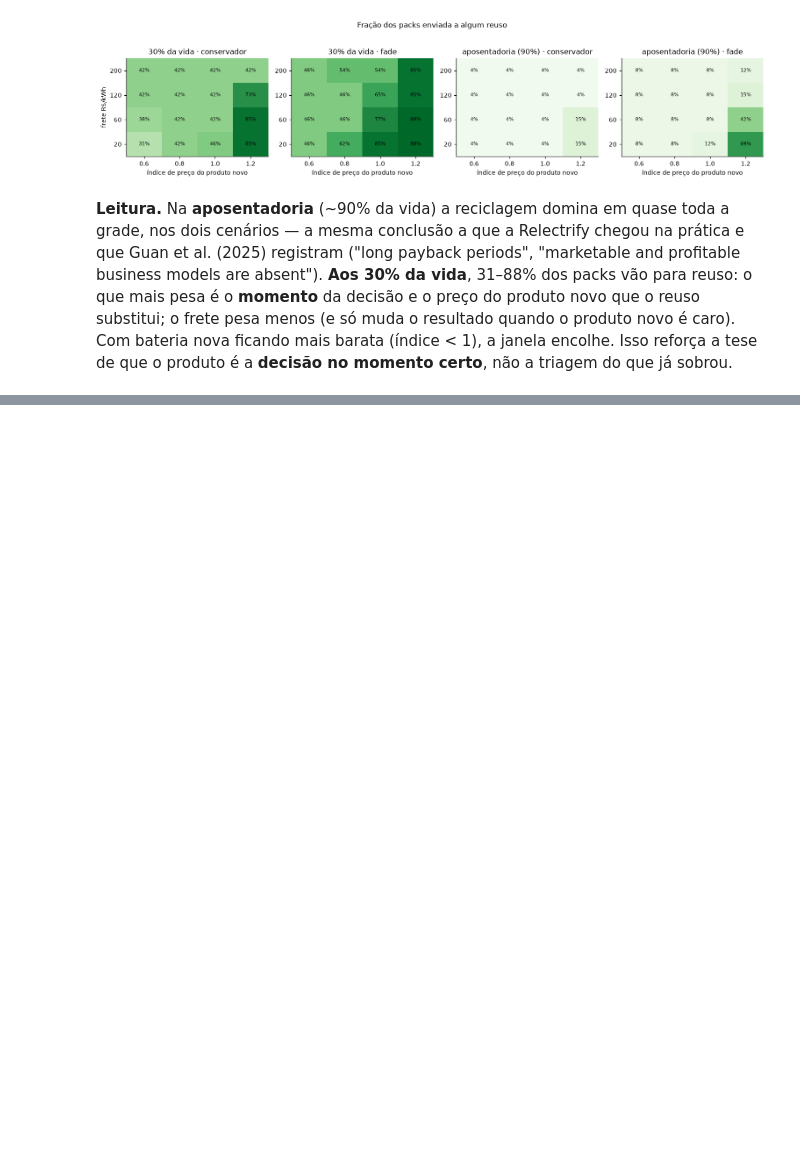
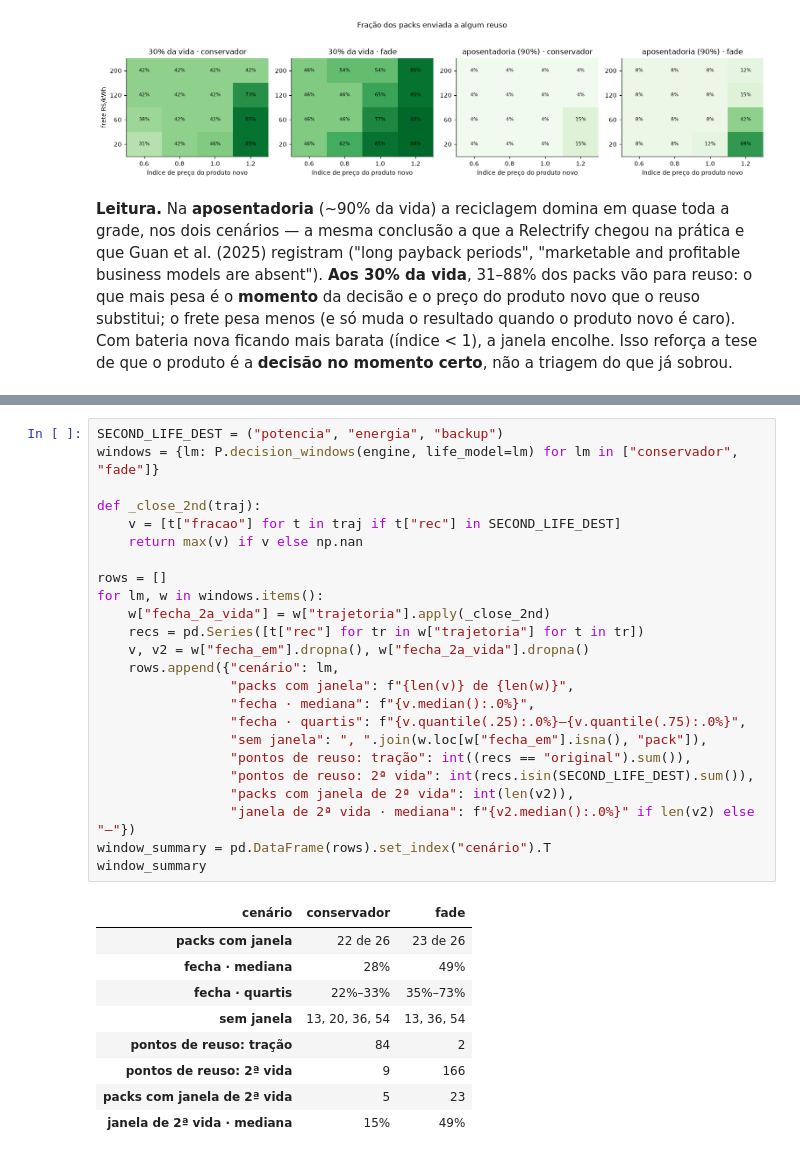
Before and after one commit to Jump-Start-2026-SAE-Grupo-Supra/Prototype-BLOOM, a Jupyter notebook: notebooks/BLOOM_prototipo.ipynb, the cells around one changed output, grey strips where cells are left out. Drawn from its saved outputs; the diff is of its cells as text; blank space fills up the shorter version.

```diff
--- a/notebooks/BLOOM_prototipo.ipynb
+++ b/notebooks/BLOOM_prototipo.ipynb
@@ -650,0 +665,34 @@ de que o produto é a **decisão no momento certo**, não a triagem do que já s
+# %%
+SECOND_LIFE_DEST = ("potencia", "energia", "backup")
+windows = {lm: P.decision_windows(engine, life_model=lm) for lm in ["conservador", "fade"]}
+
+def _close_2nd(traj):
+    v = [t["fracao"] for t in traj if t["rec"] in SECOND_LIFE_DEST]
+    return max(v) if v else np.nan
+
+rows = []
+for lm, w in windows.items():
+    w["fecha_2a_vida"] = w["trajetoria"].apply(_close_2nd)
+    recs = pd.Series([t["rec"] for tr in w["trajetoria"] for t in tr])
+    v, v2 = w["fecha_em"].dropna(), w["fecha_2a_vida"].dropna()
+    rows.append({"cenário": lm,
+                 "packs com janela": f"{len(v)} de {len(w)}",
+                 "fecha · mediana": f"{v.median():.0%}",
+                 "fecha · quartis": f"{v.quantile(.25):.0%}–{v.quantile(.75):.0%}",
+                 "sem janela": ", ".join(w.loc[w["fecha_em"].isna(), "pack"]),
+                 "pontos de reuso: tração": int((recs == "original").sum()),
+                 "pontos de reuso: 2ª vida": int(recs.isin(SECOND_LIFE_DEST).sum()),
+                 "packs com janela de 2ª vida": int(len(v2)),
+                 "janela de 2ª vida · mediana": f"{v2.median():.0%}" if len(v2) else "—"})
+window_summary = pd.DataFrame(rows).set_index("cenário").T
+window_summary
+# %% [output]
+| cenário | conservador | fade |
+| packs com janela | 22 de 26 | 23 de 26 |
+| fecha · mediana | 28% | 49% |
+| fecha · quartis | 22%–33% | 35%–73% |
+| sem janela | 13, 20, 36, 54 | 13, 36, 54 |
+| pontos de reuso: tração | 84 | 2 |
+| pontos de reuso: 2ª vida | 9 | 166 |
+| packs com janela de 2ª vida | 5 | 23 |
+| janela de 2ª vida · mediana | 15% | 49% |
```
Also changed, not shown: parts of 9 cells of this notebook, 5 other files.
